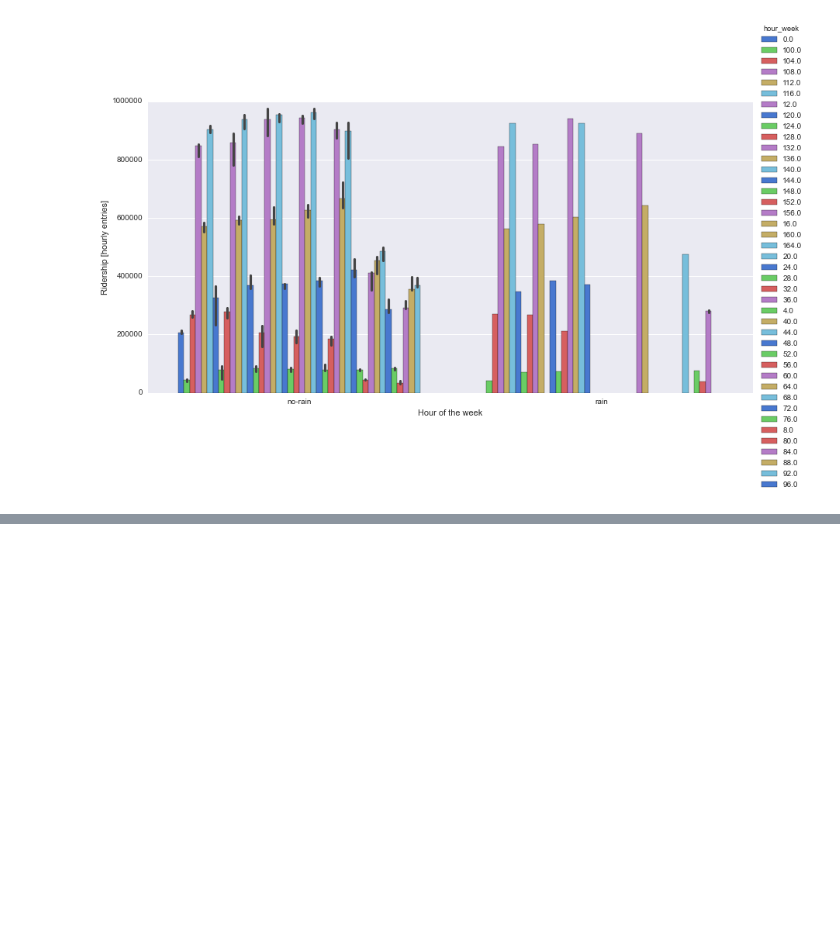
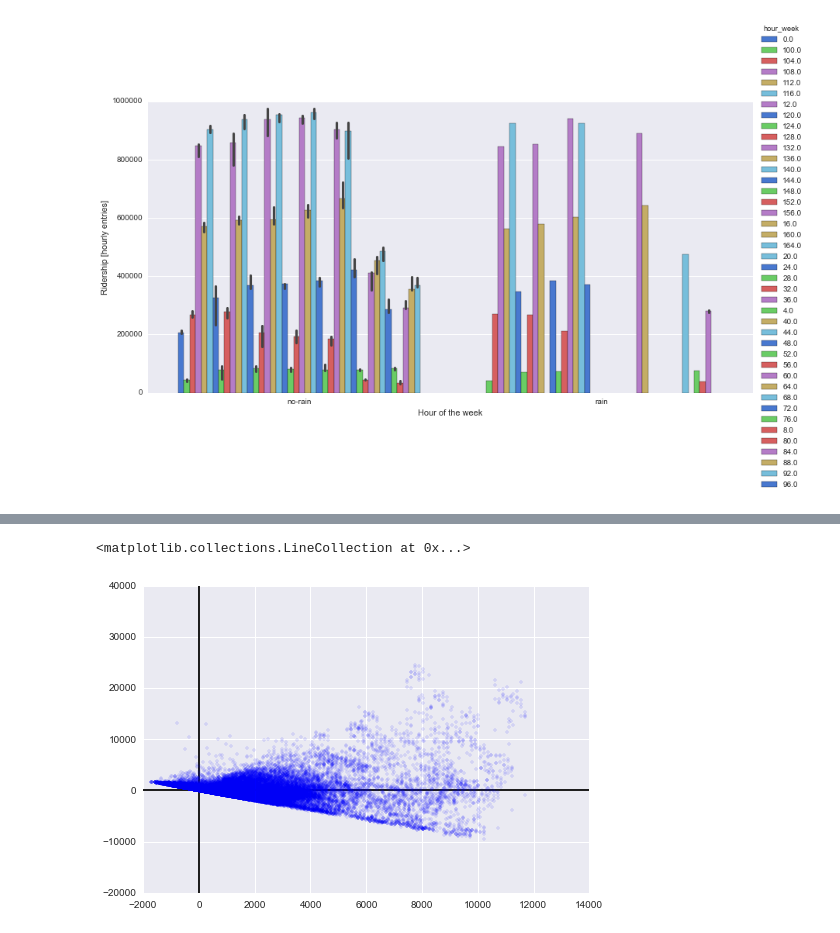
Before and after one commit to gornes/IntroToDS, a Jupyter notebook: Project1.ipynb, the cells around one changed output, grey strips where cells are left out. Cells and saved outputs as stored; diff of their text form; code cells hidden in the pictures; blank space fills up the shorter version.

```diff
--- a/Project1.ipynb
+++ b/Project1.ipynb
@@ -650,0 +692,7 @@ ordered = station_group["station", "ENTRIESn_hourly"].aggregate(np.mean).sort("E
+# %%
+plt.plot(pred, (improved_df.ENTRIESn_hourly-pred), 'b.', alpha=0.1)
+plt.vlines(0,-20000,40000)
+plt.hlines(0,-2000,14000)
+# %% [output]
+<matplotlib.collections.LineCollection at 0x...>
+[figure, added]
```
Also changed, not shown: parts of 66 cells of this notebook.
